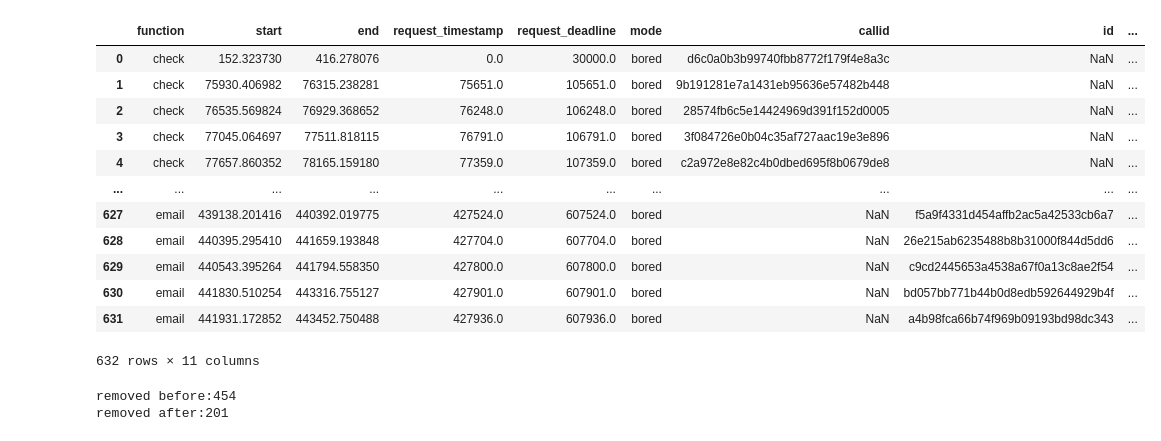
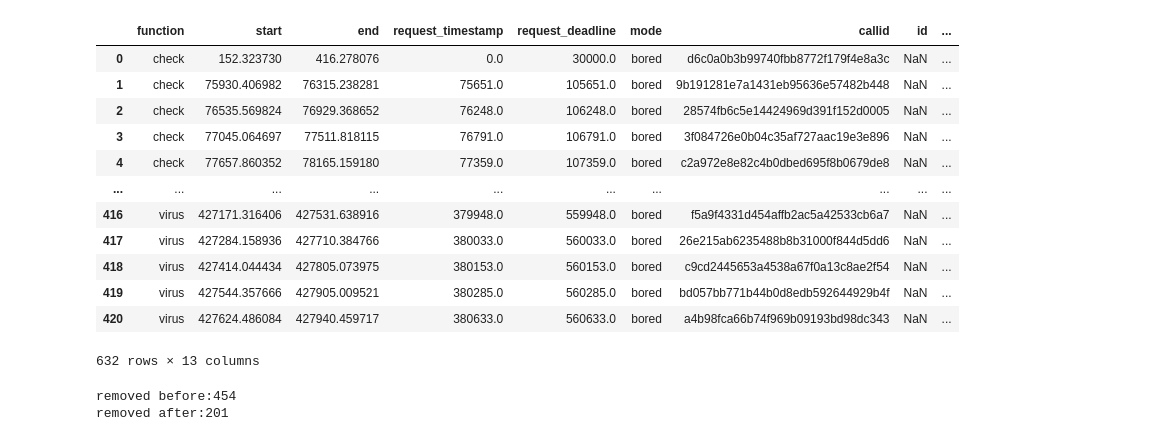
Before and after one commit to umbrellerde/nuclio, a Jupyter notebook: profaastinate/evaluation/stats/stats.ipynb, the cells around one changed output. Cells and saved outputs as stored; diff of their text form; code cells hidden in the pictures.

```diff
--- a/profaastinate/evaluation/stats/stats.ipynb
+++ b/profaastinate/evaluation/stats/stats.ipynb
@@ -25,39 +29,42 @@ for file_name in glob.glob("*.log", root_dir=folder):
                     continue
 
 df = pd.DataFrame(lines)
 # Set Data Types
 df["start"] = df["start"].astype(float)
 df["end"] = df["end"].astype(float)
 df["request_timestamp"] = df["request_timestamp"].astype(float)
 df["request_deadline"] = df["request_deadline"].astype(float)
 
 # Calculate Durations
 min_timestamp = df["request_timestamp"].min()
 last_experiment_timestamp = df["end"].max()
 df["request_timestamp"] = df["request_timestamp"] - min_timestamp
 df["request_deadline"] = df["request_deadline"] - min_timestamp
 df["start"] = df["start"] - min_timestamp
 df["end"] = df["end"] - min_timestamp
 
 # Add new columns
 df["run_duration"] = df["end"] - df["start"]
 df["time_to_deadline"] = df["request_deadline"] - df["start"]
 df["init_duration"] = df["start"] - df["request_timestamp"]
+df = df.sort_values(by=["function", "start"])
+df["start_diff"] = df.groupby("function")["start"].diff()
+df['line_segment'] = (df['start_diff'] > 5000).cumsum() # create a new line segment if there is a 5 second break
 df
 # %% [output]
 |  | function | start | end | request_timestamp | request_deadline | mode | callid | id | ... |
 | 0 | check | 152.323730 | 416.278076 | 0.0 | 30000.0 | bored | d6c0a0b3b99740fbb8772f179f4e8a3c | NaN | ... |
 | 1 | check | 75930.406982 | 76315.238281 | 75651.0 | 105651.0 | bored | 9b191281e7a1431eb95636e57482b448 | NaN | ... |
 | 2 | check | 76535.569824 | 76929.368652 | 76248.0 | 106248.0 | bored | 28574fb6c5e14424969d391f152d0005 | NaN | ... |
 | 3 | check | 77045.064697 | 77511.818115 | 76791.0 | 106791.0 | bored | 3f084726e0b04c35af727aac19e3e896 | NaN | ... |
 | 4 | check | 77657.860352 | 78165.159180 | 77359.0 | 107359.0 | bored | c2a972e8e82c4b0dbed695f8b0679de8 | NaN | ... |
 | ... | ... | ... | ... | ... | ... | ... | ... | ... | ... |
-| 627 | email | 439138.201416 | 440392.019775 | 427524.0 | 607524.0 | bored | NaN | f5a9f4331d454affb2ac5a42533cb6a7 | ... |
-| 628 | email | 440395.295410 | 441659.193848 | 427704.0 | 607704.0 | bored | NaN | 26e215ab6235488b8b31000f844d5dd6 | ... |
-| 629 | email | 440543.395264 | 441794.558350 | 427800.0 | 607800.0 | bored | NaN | c9cd2445653a4538a67f0a13c8ae2f54 | ... |
-| 630 | email | 441830.510254 | 443316.755127 | 427901.0 | 607901.0 | bored | NaN | bd057bb771b44b0d8edb592644929b4f | ... |
-| 631 | email | 441931.172852 | 443452.750488 | 427936.0 | 607936.0 | bored | NaN | a4b98fca66b74f969b09193bd98dc343 | ... |
+| 416 | virus | 427171.316406 | 427531.638916 | 379948.0 | 559948.0 | bored | f5a9f4331d454affb2ac5a42533cb6a7 | NaN | ... |
+| 417 | virus | 427284.158936 | 427710.384766 | 380033.0 | 560033.0 | bored | 26e215ab6235488b8b31000f844d5dd6 | NaN | ... |
+| 418 | virus | 427414.044434 | 427805.073975 | 380153.0 | 560153.0 | bored | c9cd2445653a4538a67f0a13c8ae2f54 | NaN | ... |
+| 419 | virus | 427544.357666 | 427905.009521 | 380285.0 | 560285.0 | bored | bd057bb771b44b0d8edb592644929b4f | NaN | ... |
+| 420 | virus | 427624.486084 | 427940.459717 | 380633.0 | 560633.0 | bored | a4b98fca66b74f969b09193bd98dc343 | NaN | ... |
-632 rows × 11 columns
+632 rows × 13 columns
 # %%
 # If you want all CPU usage values in the df set this to False
 ONLY_RELEVANT_CPU = True
```
Also changed, not shown: parts of 5 cells of this notebook, 1 other file.
